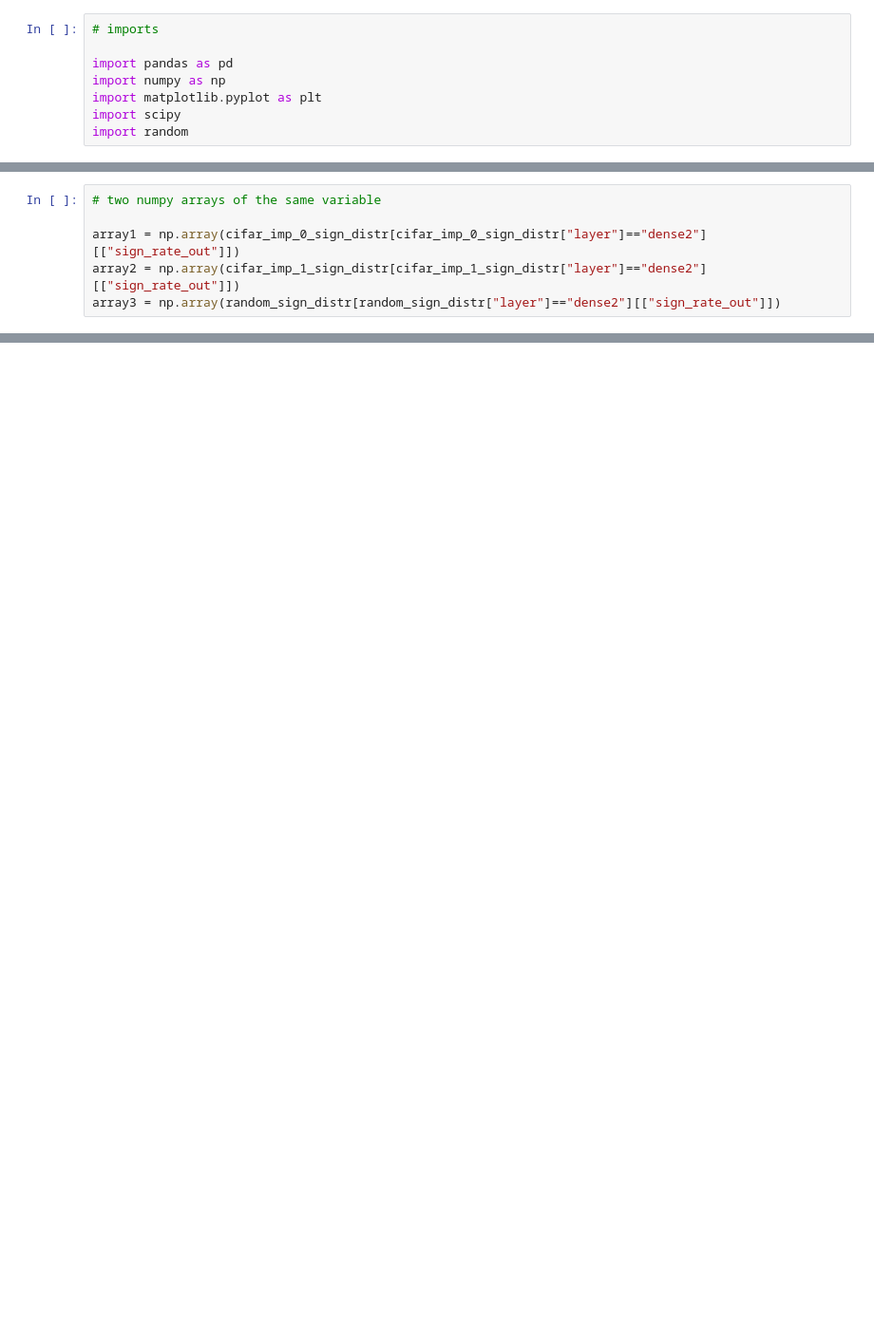
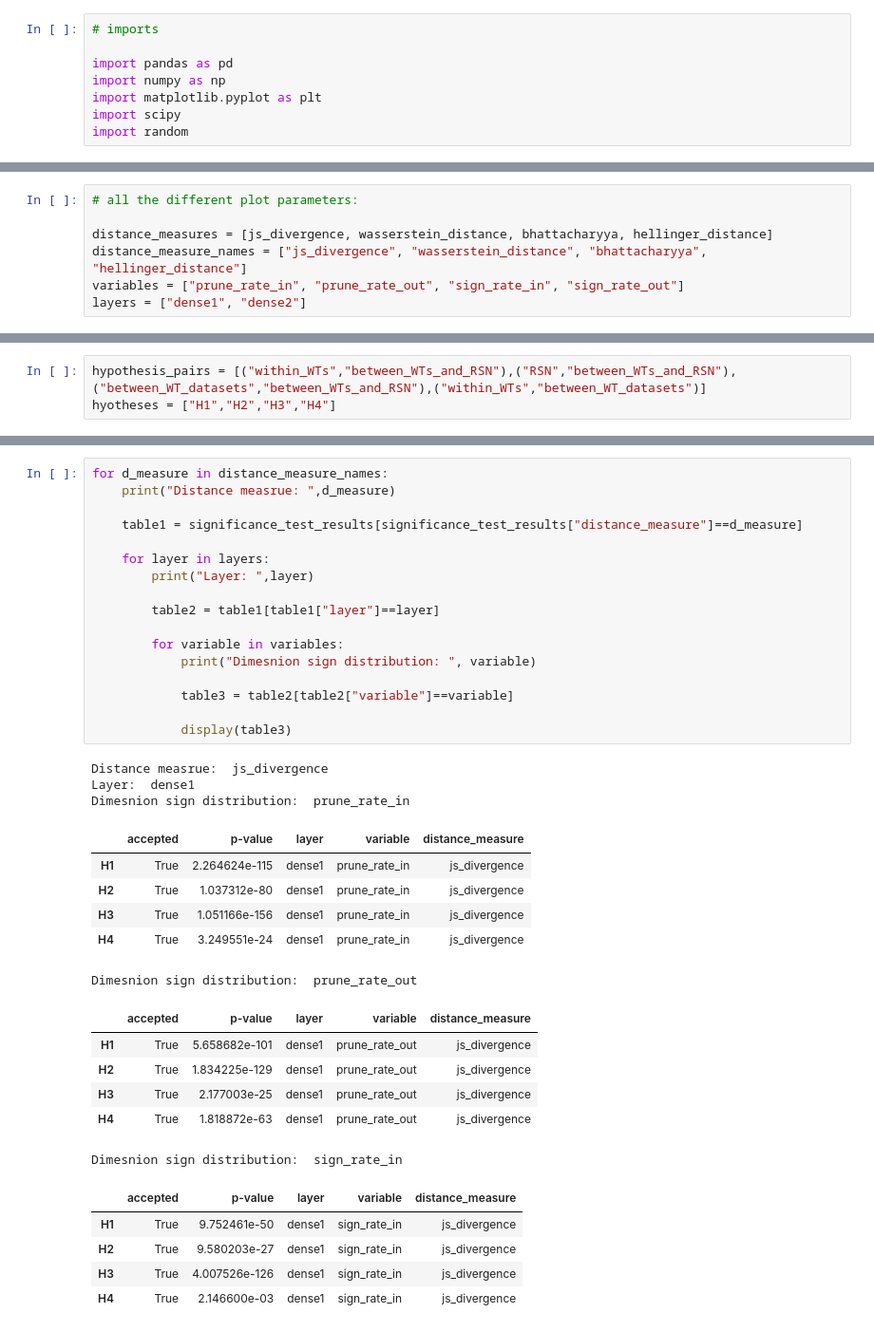
Before and after one commit to Ernalein/ThesisLTH, a Jupyter notebook: 4a Distances.ipynb, the cells around one changed output, grey strips where cells are left out. Shown at 95% size. Cells and saved outputs as stored; diff of their text form; blank space fills up the shorter version.

Commit message:
significance test results

```diff
--- a/4a Distances.ipynb
+++ b/4a Distances.ipynb
@@ -32,6 +16,0 @@ cifar_imp_0_sign_distr.head()
-# %%
-# two numpy arrays of the same variable
-
-array1 = np.array(cifar_imp_0_sign_distr[cifar_imp_0_sign_distr["layer"]=="dense2"][["sign_rate_out"]])
-array2 = np.array(cifar_imp_1_sign_distr[cifar_imp_1_sign_distr["layer"]=="dense2"][["sign_rate_out"]])
-array3 = np.array(random_sign_distr[random_sign_distr["layer"]=="dense2"][["sign_rate_out"]])
@@ -394,0 +187,7 @@ plt.show()
+# %%
+# all the different plot parameters:
+
+distance_measures = [js_divergence, wasserstein_distance, bhattacharyya, hellinger_distance]
+distance_measure_names = ["js_divergence", "wasserstein_distance", "bhattacharyya", "hellinger_distance"]
+variables = ["prune_rate_in", "prune_rate_out", "sign_rate_in", "sign_rate_out"]
+layers = ["dense1", "dense2"]
@@ -394,0 +254,3 @@ plt.show()
+# %%
+hypothesis_pairs = [("within_WTs","between_WTs_and_RSN"),("RSN","between_WTs_and_RSN"),("between_WT_datasets","between_WTs_and_RSN"),("within_WTs","between_WT_datasets")]
+hyotheses = ["H1","H2","H3","H4"]
@@ -394,0 +292,38 @@ plt.show()
+# %%
+for d_measure in distance_measure_names:
+    print("Distance measrue: ",d_measure)
+
+    table1 = significance_test_results[significance_test_results["distance_measure"]==d_measure]
+
+    for layer in layers:
+        print("Layer: ",layer)
+
+        table2 = table1[table1["layer"]==layer]
+
+        for variable in variables:
+            print("Dimesnion sign distribution: ", variable)
+
+            table3 = table2[table2["variable"]==variable]
+
+            display(table3)
+# %% [output]
+Distance measrue:  js_divergence
+Layer:  dense1
+Dimesnion sign distribution:  prune_rate_in
+|  | accepted | p-value | layer | variable | distance_measure |
+| H1 | True | 2.264624e-115 | dense1 | prune_rate_in | js_divergence |
+| H2 | True | 1.037312e-80 | dense1 | prune_rate_in | js_divergence |
+| H3 | True | 1.051166e-156 | dense1 | prune_rate_in | js_divergence |
+| H4 | True | 3.249551e-24 | dense1 | prune_rate_in | js_divergence |
+Dimesnion sign distribution:  prune_rate_out
+|  | accepted | p-value | layer | variable | distance_measure |
+| H1 | True | 5.658682e-101 | dense1 | prune_rate_out | js_divergence |
+| H2 | True | 1.834225e-129 | dense1 | prune_rate_out | js_divergence |
+| H3 | True | 2.177003e-25 | dense1 | prune_rate_out | js_divergence |
+| H4 | True | 1.818872e-63 | dense1 | prune_rate_out | js_divergence |
+Dimesnion sign distribution:  sign_rate_in
+|  | accepted | p-value | layer | variable | distance_measure |
+| H1 | True | 9.752461e-50 | dense1 | sign_rate_in | js_divergence |
+| H2 | True | 9.580203e-27 | dense1 | sign_rate_in | js_divergence |
+| H3 | True | 4.007526e-126 | dense1 | sign_rate_in | js_divergence |
+| H4 | True | 2.146600e-03 | dense1 | sign_rate_in | js_divergence |
```
Also changed, not shown: parts of 47 cells of this notebook, 13 other files.
